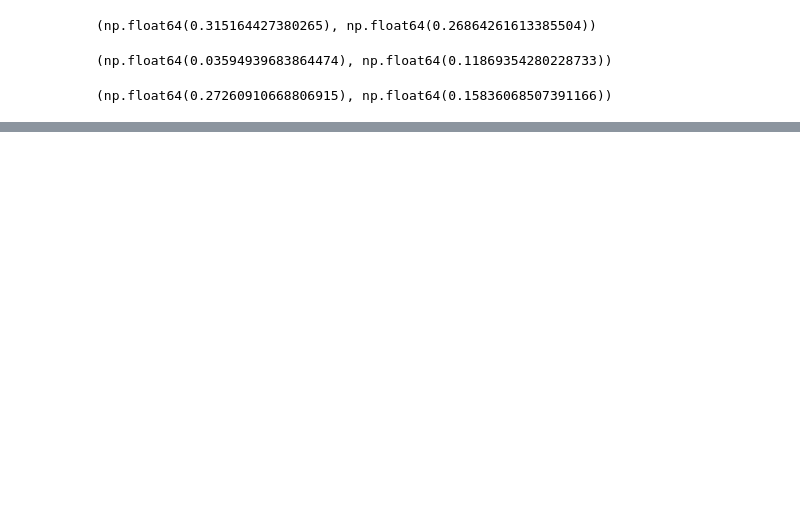
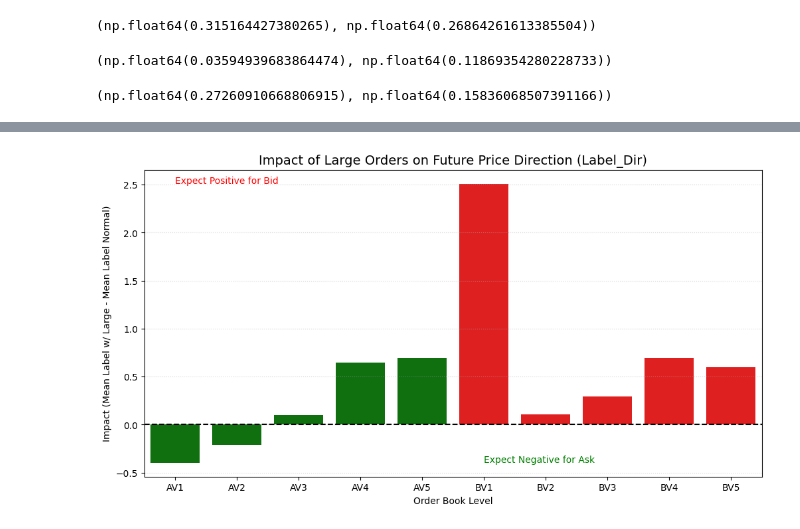
Before and after one commit to fjsvm9527/trying, a Jupyter notebook: liquidity.ipynb, the cells around one changed output, grey strips where cells are left out. Saved outputs shown, nothing was run; the diff lists cells and outputs as text; code cells hidden in the pictures; blank space fills up the shorter version.

```diff
--- a/liquidity.ipynb
+++ b/liquidity.ipynb
@@ -3273,0 +4707,4 @@ final_merged_df['l1_spread_mean_main'].corr(final_merged_df['label_main']),final
+# %%
+plot_large_order_impact(impact_report)
+# %% [output]
+[figure, added]
```
Also changed, not shown: parts of 58 cells of this notebook, 3 other files.
